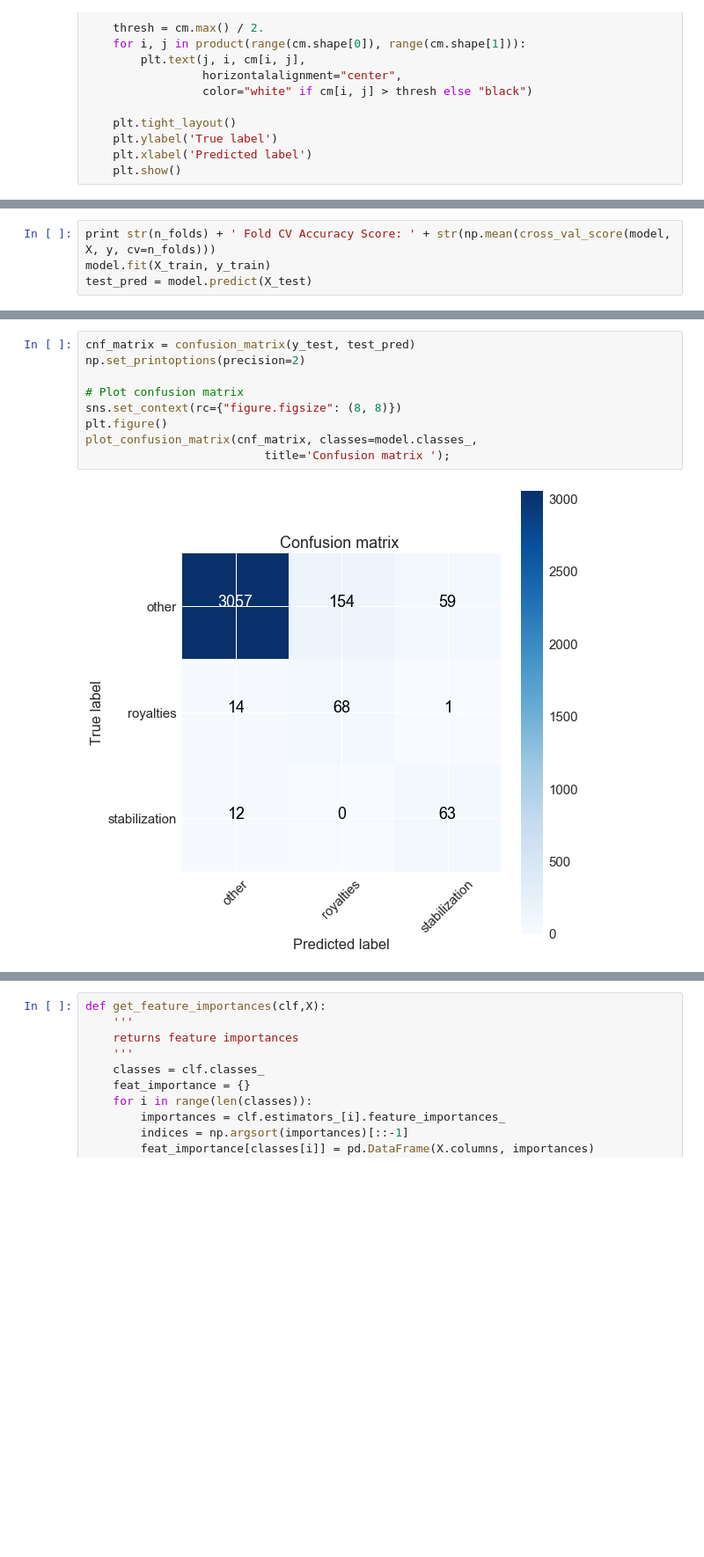
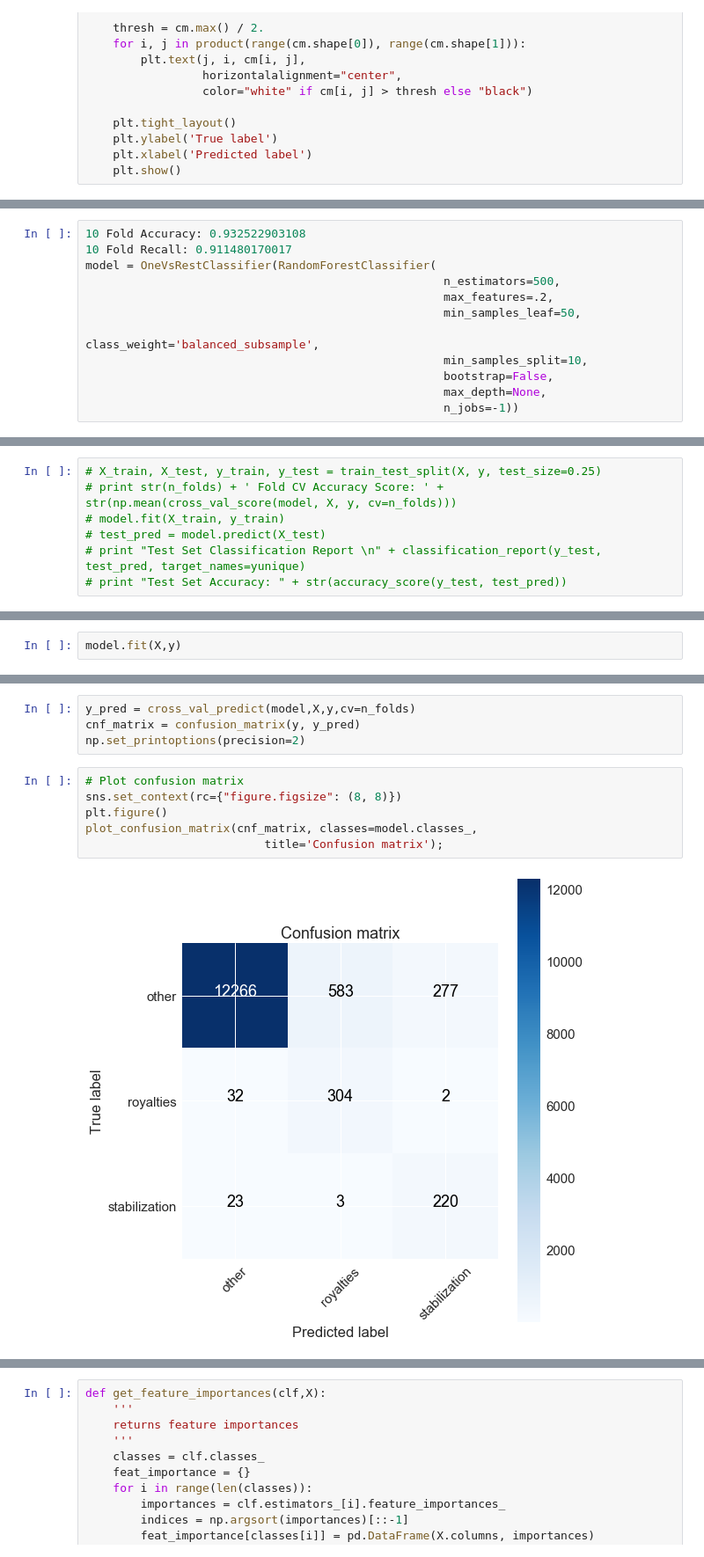
Before and after one commit to datakind/NRGI_Extractives_Contract_Toolkit, a Jupyter notebook: 6c_Annotation_Tag_Multiclass_Classifier.ipynb, the cells around one changed output, grey strips where cells are left out. Shown: that part at 88% size. Drawn from its saved outputs; the diff is of its cells as text; blank space fills up the shorter version.

```diff
--- a/6c_Annotation_Tag_Multiclass_Classifier.ipynb
+++ b/6c_Annotation_Tag_Multiclass_Classifier.ipynb
@@ -383,0 +397,12 @@ model = OneVsRestClassifier(RandomForestClassifier(
+# %%
+10 Fold Accuracy: 0.932522903108
+10 Fold Recall: 0.911480170017
+model = OneVsRestClassifier(RandomForestClassifier(
+                                                    n_estimators=500,
+                                                    max_features=.2,
+                                                    min_samples_leaf=50,
+                                                    class_weight='balanced_subsample',
+                                                    min_samples_split=10,
+                                                    bootstrap=False,
+                                                    max_depth=None,
+                                                    n_jobs=-1))
@@ -384,4 +420,7 @@ model = OneVsRestClassifier(RandomForestClassifier(
 # %%
-print str(n_folds) + ' Fold CV Accuracy Score: ' + str(np.mean(cross_val_score(model, X, y, cv=n_folds)))
-model.fit(X_train, y_train)
-test_pred = model.predict(X_test)
+# X_train, X_test, y_train, y_test = train_test_split(X, y, test_size=0.25)
+# print str(n_folds) + ' Fold CV Accuracy Score: ' + str(np.mean(cross_val_score(model, X, y, cv=n_folds)))
+# model.fit(X_train, y_train)
+# test_pred = model.predict(X_test)
+# print "Test Set Classification Report \n" + classification_report(y_test, test_pred, target_names=yunique)
+# print "Test Set Accuracy: " + str(accuracy_score(y_test, test_pred))
@@ -403,0 +427,2 @@ Test Set Accuracy: 0.929988331389
+# %%
+model.fit(X,y)
@@ -404,11 +438,12 @@ Test Set Accuracy: 0.929988331389
+# %%
+y_pred = cross_val_predict(model,X,y,cv=n_folds)
+cnf_matrix = confusion_matrix(y, y_pred)
+np.set_printoptions(precision=2)
 # %%
-cnf_matrix = confusion_matrix(y_test, test_pred)
-np.set_printoptions(precision=2)
-
 # Plot confusion matrix
 sns.set_context(rc={"figure.figsize": (8, 8)})
 plt.figure()
 plot_confusion_matrix(cnf_matrix, classes=model.classes_,
-                          title='Confusion matrix ');
+                          title='Confusion matrix');
 # %% [output]
-[figure, old version]
+[figure, new version]
```
Also changed, not shown: parts of 23 cells of this notebook, 1 other file.
